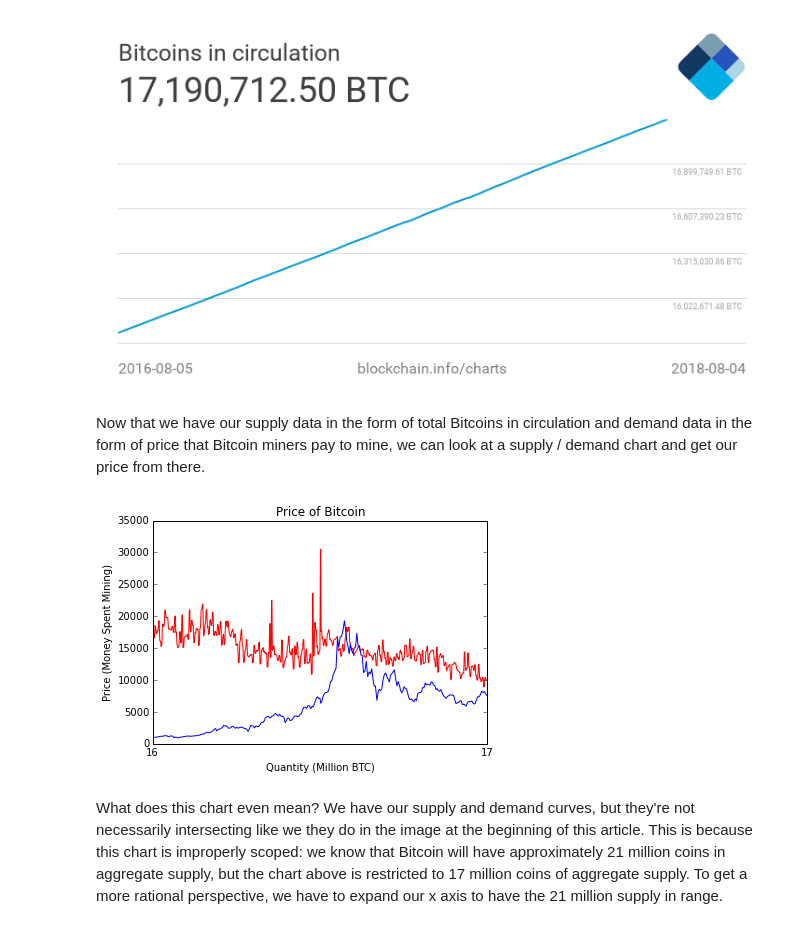
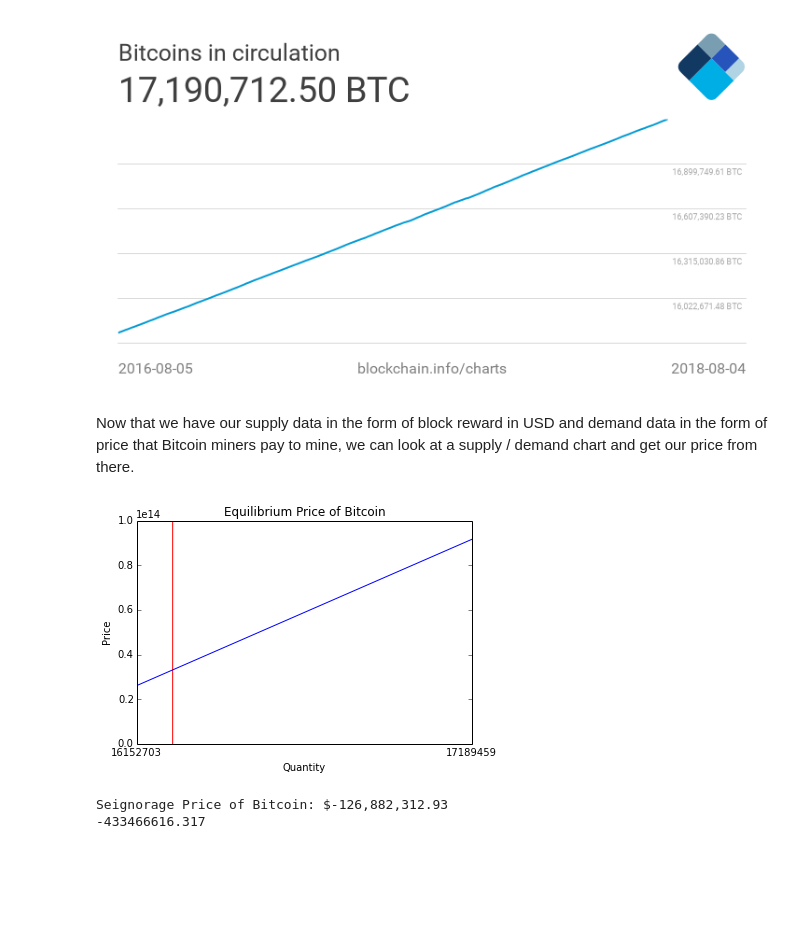
Before and after one commit to aunyks/bitcoin-seignorage-price, a Jupyter notebook: btc-equil-price.ipynb, the cells around one changed output. Cells and saved outputs as stored; diff of their text form; code cells hidden in the pictures; blank space fills up the shorter version.

```diff
--- a/btc-equil-price.ipynb
+++ b/btc-equil-price.ipynb
@@ -173,11 +230,14 @@ for time in pph.keys():
 # %%
 x = list(usd_per_hash.keys())
 x.sort()
+y = [usd_per_hash[time] for time in x]
+usdph = fit_linear(x, y)
 plt.title('USD Spent per Hash Over Time')
 plt.xlabel('Date (mm-dd-yyyy)')
 plt.ylabel('USD per Hash ($ / H)')
 plt.xticks([x[0], x[len(x) - 1]], \
            [datetime.datetime.fromtimestamp(x[0] / 1000).strftime('%m-%d-%Y'), datetime.datetime.fromtimestamp(x[len(x) - 1] / 1000).strftime('%m-%d-%Y')])
-plt.plot(x, [usd_per_hash[key] for key in x], 'k-')
+plt.plot(x, y, 'k-')
+plt.plot(x, [usdph(time) for time in x], 'g-')
 plt.show()
 # %% [output]
@@ -192,4 +252,4 @@ Image(filename='/Users/aunyks/dev/riskless-crypto-asset/btc-block-supply.png', e
 # %% [output]
 [figure]
 # %% [markdown]
-Now that we have our supply data in the form of total Bitcoins in circulation and demand data in the form of price that Bitcoin miners pay to mine, we can look at a supply / demand chart and get our price from there.
+Now that we have our supply data in the form of block reward in USD and demand data in the form of price that Bitcoin miners pay to mine, we can look at a supply / demand chart and get our price from there.
@@ -206,18 +256,32 @@ for time in normal_price.keys():
+# %%
+demand_curve = {}
+supply_curve = {}
+def supply_fn(x):
+    return revenue(x) / 21*10e7
+
+def demand_fn(x):
+    return usdph(x) * hashrate(x) / 21*10e7
+
+for time in usd_per_hash.keys():
+    qty_at_time = supply(time)
+    demand_curve[qty_at_time] = demand_fn(time)
+    supply_curve[qty_at_time] = supply_fn(time)
 # %%
-demand_x = list(demand_curve.keys())
-demand_x.sort()
-supply_x = list(supply_curve.keys())
-supply_x.sort()
-demand_curve_actual = [demand_curve[key] for key in demand_x]
-supply_curve_actual = [supply_curve[key] for key in supply_x]
-plt.title('Price of Bitcoin')
-plt.xlabel('Quantity (Million BTC)')
-plt.ylabel('Price (Money Spent Mining)')
-plt.xticks([demand_x[0], demand_x[len(demand_x) - 1]], [int(demand_x[0] / 1000000), int(demand_x[len(demand_x) - 1] / 1000000)])
-plt.plot(demand_x, demand_curve_actual, 'r-')
-plt.plot(supply_x, supply_curve_actual, 'b-')
+quantity = list(demand_curve.keys())
+quantity.sort()
+demand_curve_actual = [demand_curve[qty] for qty in quantity]
+supply_curve_actual = [supply_curve[qty] for qty in quantity]
+plt.title('Equilibrium Price of Bitcoin')
+plt.xlabel('Quantity')
+plt.ylabel('Price')
+plt.ylim([0, 10e13])
+plt.xticks([quantity[0], quantity[-1]], [int(quantity[0]), int(quantity[-1])])
+plt.plot(quantity, demand_curve_actual, 'r-')
+plt.plot(quantity, supply_curve_actual, 'b-')
 plt.show()
+print 'Seignorage Price of Bitcoin: ${:,.2f}'.format(supply_fn(quantity[60]) / quantity[60])
+print revenue(quantity[60])
 # %% [output]
-[figure, old version]
+[figure, new version]
+Seignorage Price of Bitcoin: $-126,882,312.93
+-433466616.317
-# %% [markdown]
-What does this chart even mean? We have our supply and demand curves, but they're not necessarily intersecting like we they do in the image at the beginning of this article. This is because this chart is improperly scoped: we know that Bitcoin will have approximately 21 million coins in aggregate supply, but the chart above is restricted to 17 million coins of aggregate supply. To get a more rational perspective, we have to expand our x axis to have the 21 million supply in range.
```
Also changed, not shown: parts of 20 cells of this notebook, 2 other files.
